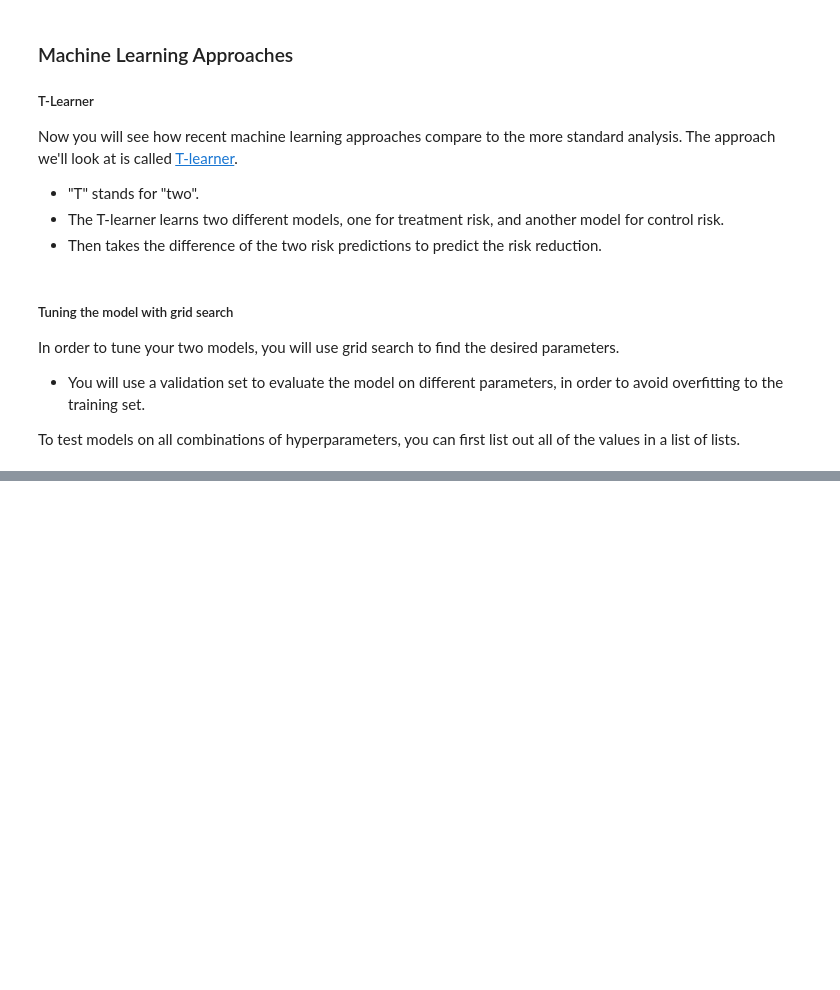
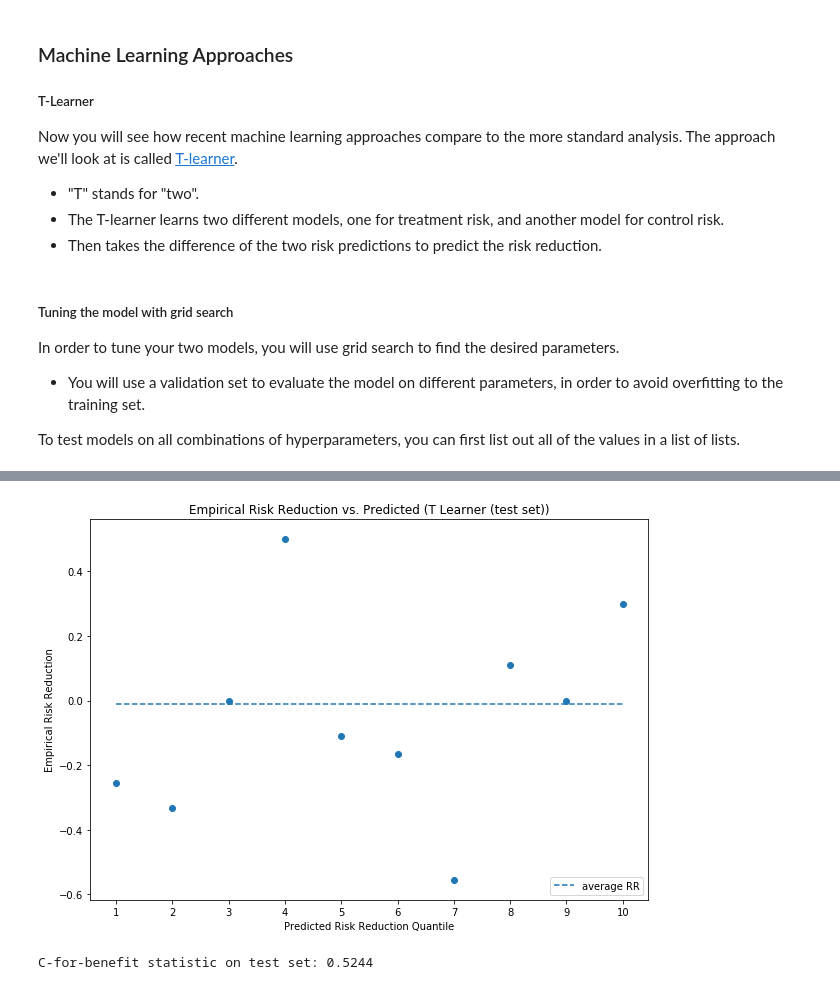
Before and after one commit to david-l-morton/ML-Projects, a Jupyter notebook: Medicine/C3_W1. Estimating Treatment Effect Using Machine Learning.ipynb, the cells around one changed output, grey strips where cells are left out. Drawn from its saved outputs; the diff is of its cells as text; code cells hidden in the pictures; blank space fills up the shorter version.

```diff
--- a/Medicine/C3_W1. Estimating Treatment Effect Using Machine Learning.ipynb
+++ b/Medicine/C3_W1. Estimating Treatment Effect Using Machine Learning.ipynb
@@ -517,0 +650,10 @@ def holdout_grid_search(clf, X_train_hp, y_train_hp, X_val_hp, y_val_hp, hyperpa
+# %%
+empirical_benefit, avg_benefit = quantile_benefit(X_test, y_test, rr_t_test)
+plot_empirical_risk_reduction(empirical_benefit, avg_benefit, 'T Learner (test set)')
+# %% [output]
+[figure, added]
+# %%
+c_for_benefit_tlearner_test_set = c_statistic(rr_t_test, y_test, X_test.TRTMT)
+print(f"C-for-benefit statistic on test set: {c_for_benefit_tlearner_test_set:.4f}")
+# %% [output]
+C-for-benefit statistic on test set: 0.5244
```
Also changed, not shown: parts of 26 cells of this notebook, 1 other file.
